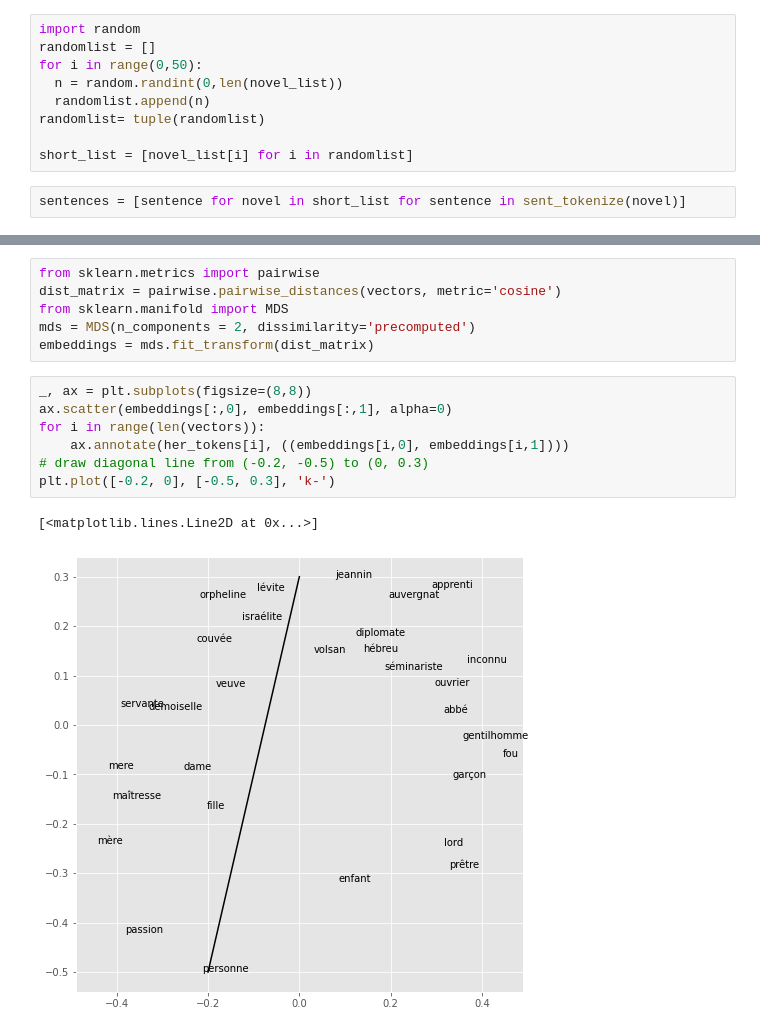
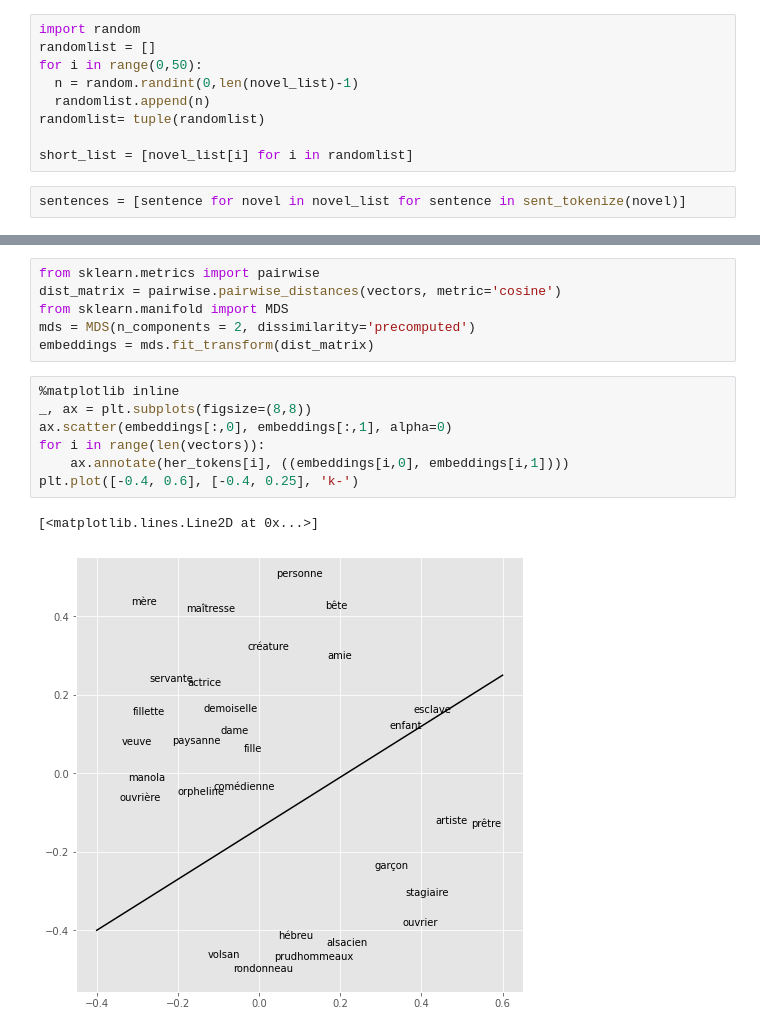
Before and after one commit to yasmine-houri/Word_embeddings, a Jupyter notebook: Code_word_embeddings.ipynb, the cells around one changed output, grey strips where cells are left out. Drawn from its saved outputs; the diff is of its cells as text.

```diff
--- a/Code_word_embeddings.ipynb
+++ b/Code_word_embeddings.ipynb
@@ -145,13 +103,13 @@ def fast_tokenize(text):
 import random
 randomlist = []
 for i in range(0,50):
-  n = random.randint(0,len(novel_list))
+  n = random.randint(0,len(novel_list)-1)
   randomlist.append(n)
 randomlist= tuple(randomlist)
 
 short_list = [novel_list[i] for i in randomlist]
 # %%
-sentences = [sentence for novel in short_list for sentence in sent_tokenize(novel)]
+sentences = [sentence for novel in novel_list for sentence in sent_tokenize(novel)]
 # %%
 words_by_sentence = [fast_tokenize(sentence.lower()) for sentence in sentences]
 # %%
@@ -220,12 +196,12 @@ from sklearn.manifold import MDS
 mds = MDS(n_components = 2, dissimilarity='precomputed')
 embeddings = mds.fit_transform(dist_matrix)
 # %%
+%matplotlib inline
 _, ax = plt.subplots(figsize=(8,8))
 ax.scatter(embeddings[:,0], embeddings[:,1], alpha=0)
 for i in range(len(vectors)):
     ax.annotate(her_tokens[i], ((embeddings[i,0], embeddings[i,1])))
-# draw diagonal line from (-0.2, -0.5) to (0, 0.3)
-plt.plot([-0.2, 0], [-0.5, 0.3], 'k-')
+plt.plot([-0.4, 0.6], [-0.4, 0.25], 'k-')
 # %% [output]
 [<matplotlib.lines.Line2D at 0x...>]
-[figure, old version]
+[figure, new version]
```
Also changed, not shown: parts of 16 cells of this notebook.
